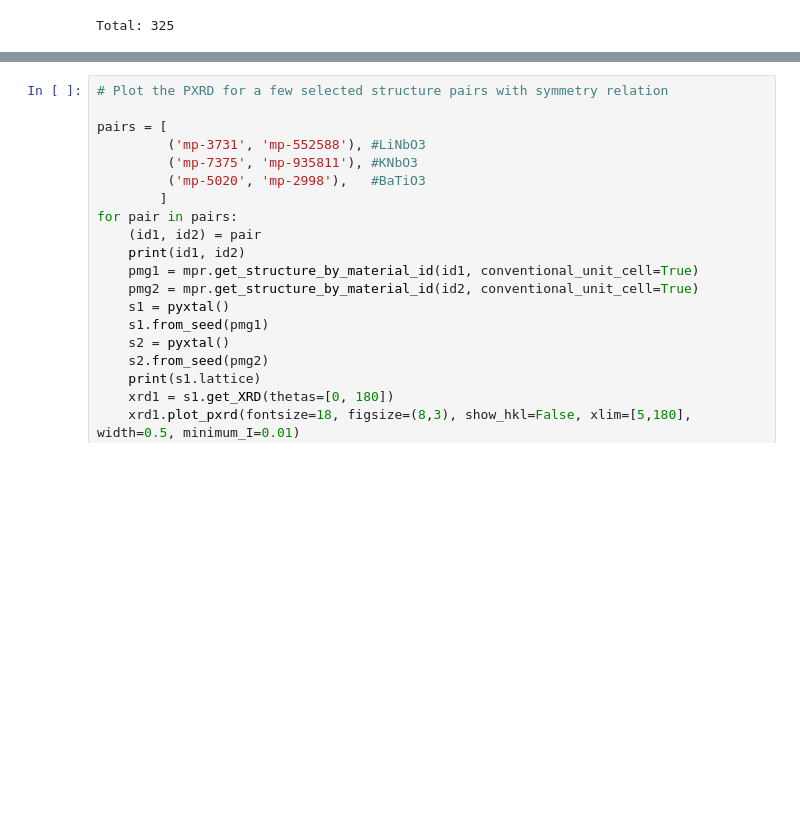
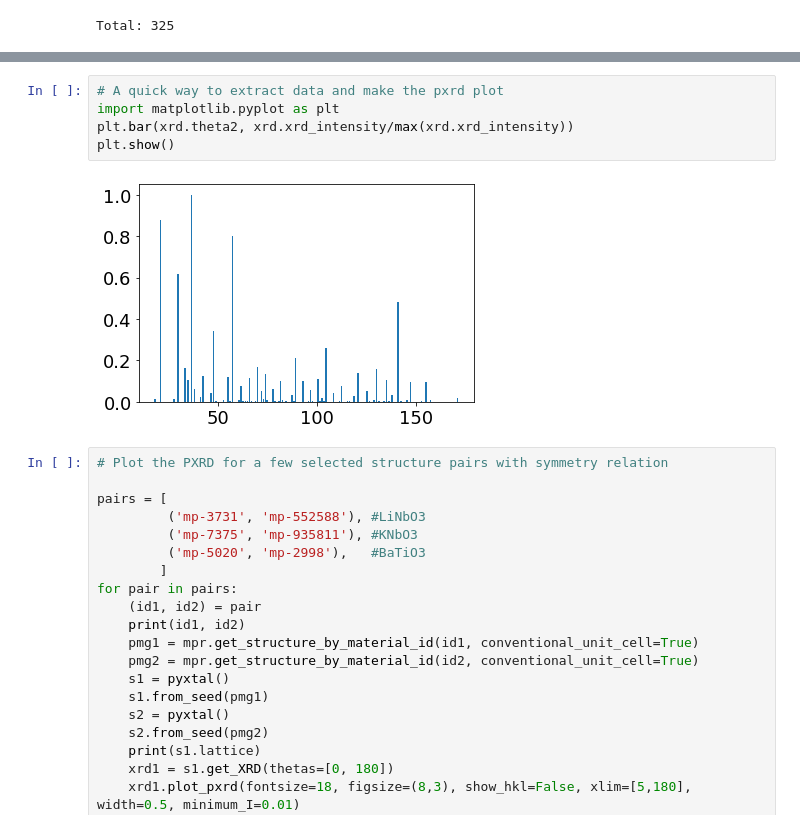
Before and after one commit to MaterSim/CMS, a Jupyter notebook: External/XRD_idea.ipynb, the cells around one changed output, grey strips where cells are left out. Cells and saved outputs as stored; diff of their text form; blank space fills up the shorter version.

Commit message:
add a demo to show pxrd data

```diff
--- a/External/XRD_idea.ipynb
+++ b/External/XRD_idea.ipynb
@@ -53,5 +56,12 @@ Mg24Si24O96Ag16
  12.0310,  12.0310,  12.0310,  90.0000,  90.0000,  90.0000, cubic
 [figure]
+# %%
+# A quick way to extract data and make the pxrd plot
+import matplotlib.pyplot as plt
+plt.bar(xrd.theta2, xrd.xrd_intensity/max(xrd.xrd_intensity))
+plt.show()
+# %% [output]
+[figure, added]
 # %%
 # Plot the PXRD for a few selected structure pairs with symmetry relation
 
```
Also changed, not shown: parts of 1 cell of this notebook.
